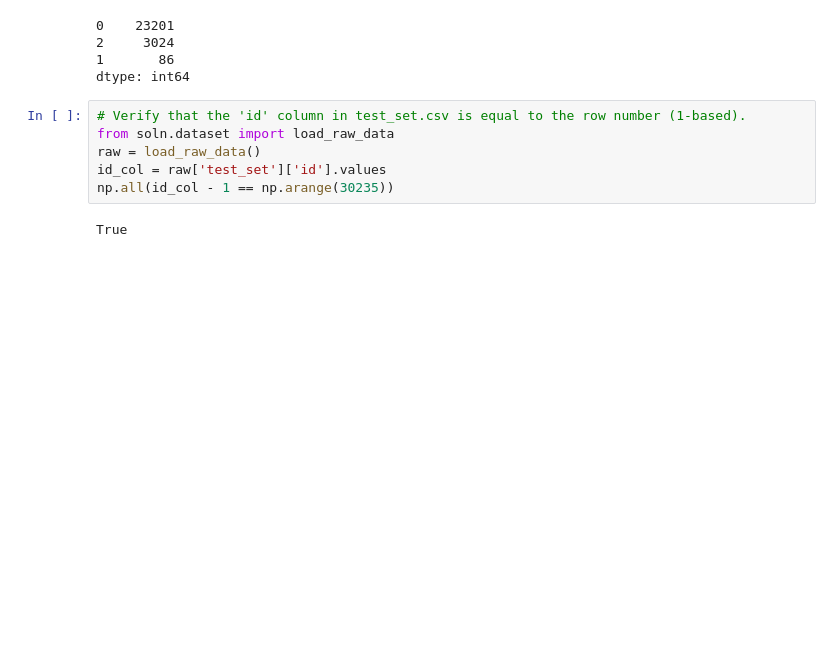
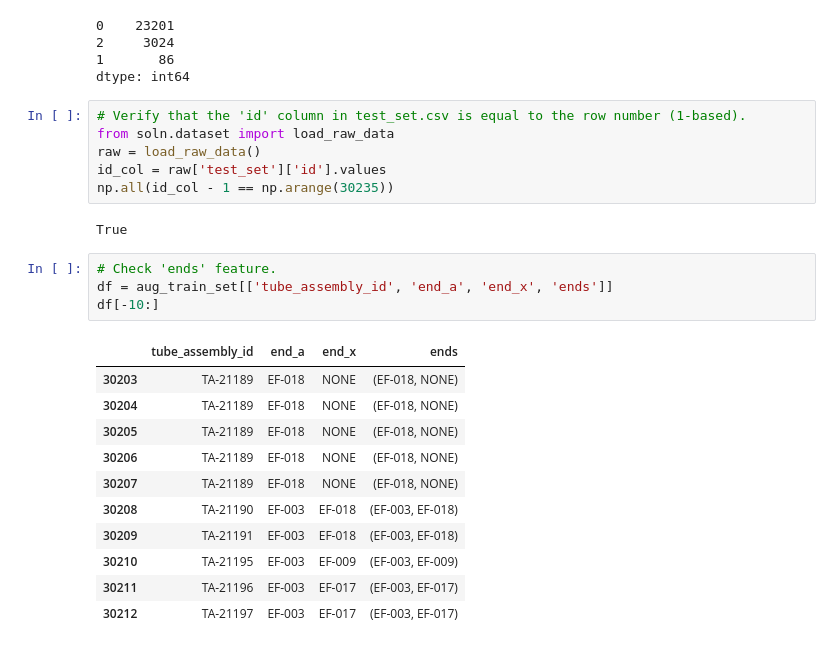
Before and after one commit to cberzan/kaggle-caterpillar, a Jupyter notebook: caterpillar-tube-pricing/check_featurizer.ipynb, the cells around one changed output. Cells and saved outputs as stored; diff of their text form; blank space fills up the shorter version.

```diff
--- a/caterpillar-tube-pricing/check_featurizer.ipynb
+++ b/caterpillar-tube-pricing/check_featurizer.ipynb
@@ -152,3 +152,19 @@ id_col = raw['test_set']['id'].values
 np.all(id_col - 1 == np.arange(30235))
 # %% [output]
 True
+# %%
+# Check 'ends' feature.
+df = aug_train_set[['tube_assembly_id', 'end_a', 'end_x', 'ends']]
+df[-10:]
+# %% [output]
+|  | tube_assembly_id | end_a | end_x | ends |
+| 30203 | TA-21189 | EF-018 | NONE | (EF-018, NONE) |
+| 30204 | TA-21189 | EF-018 | NONE | (EF-018, NONE) |
+| 30205 | TA-21189 | EF-018 | NONE | (EF-018, NONE) |
+| 30206 | TA-21189 | EF-018 | NONE | (EF-018, NONE) |
+| 30207 | TA-21189 | EF-018 | NONE | (EF-018, NONE) |
+| 30208 | TA-21190 | EF-003 | EF-018 | (EF-003, EF-018) |
+| 30209 | TA-21191 | EF-003 | EF-018 | (EF-003, EF-018) |
+| 30210 | TA-21195 | EF-003 | EF-009 | (EF-003, EF-009) |
+| 30211 | TA-21196 | EF-003 | EF-017 | (EF-003, EF-017) |
+| 30212 | TA-21197 | EF-003 | EF-017 | (EF-003, EF-017) |
```
Also changed, not shown: parts of 3 cells of this notebook, 2 other files.
